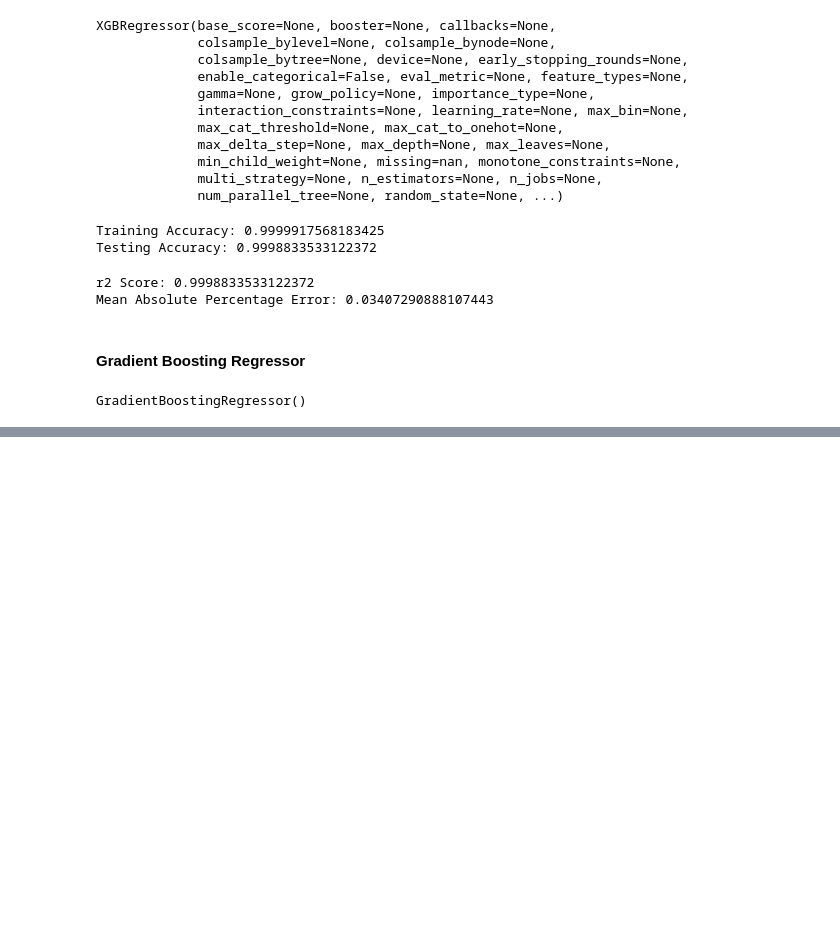
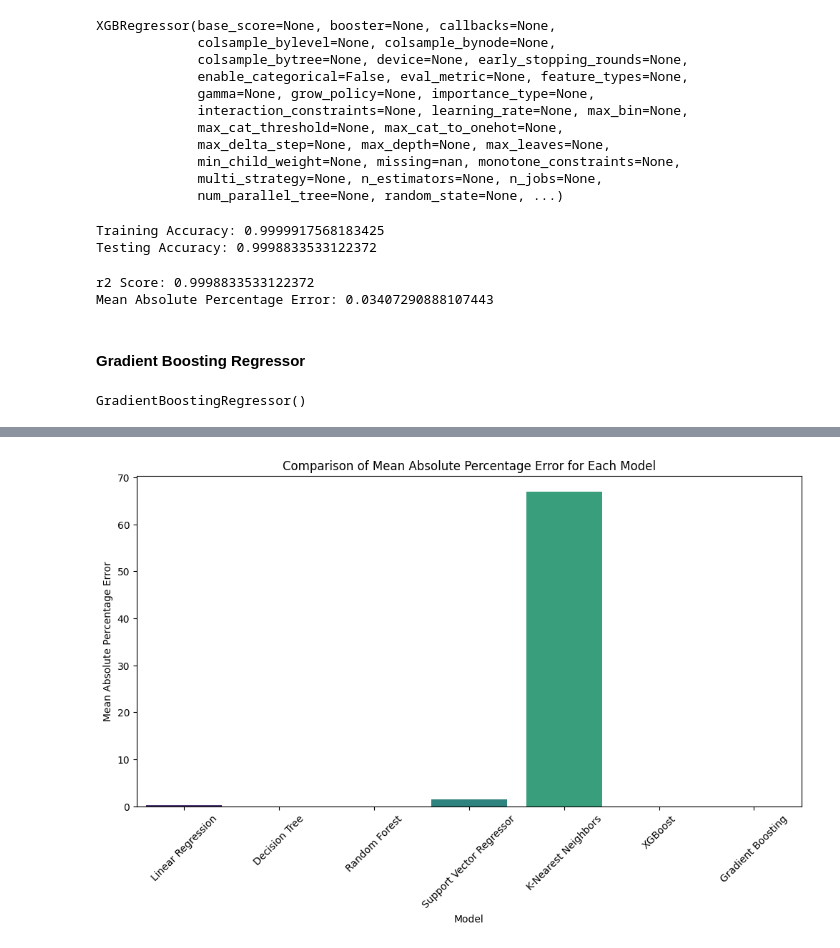
Before and after one commit to arkhash0309/AppleWiseAI, a Jupyter notebook: Notebook.ipynb, the cells around one changed output, grey strips where cells are left out. Saved outputs shown, nothing was run; the diff lists cells and outputs as text; code cells hidden in the pictures; blank space fills up the shorter version.

```diff
--- a/Notebook.ipynb
+++ b/Notebook.ipynb
@@ -561,0 +590,11 @@ Mean Absolute Percentage Error: 0.038141314500149744
+# %%
+# plotting the comparison of mean absolute percentage error for each model
+plt.figure(figsize=(12,6))
+sns.barplot(x="Model", y="Mean Absolute Percentage Error", data=comparison_df, palette="viridis")
+plt.title("Comparison of Mean Absolute Percentage Error for Each Model")
+plt.xlabel("Model")
+plt.ylabel("Mean Absolute Percentage Error")
+plt.xticks(rotation=45)
+plt.show()
+# %% [output]
+[figure, added]
```
Also changed, not shown: parts of 12 cells of this notebook.
